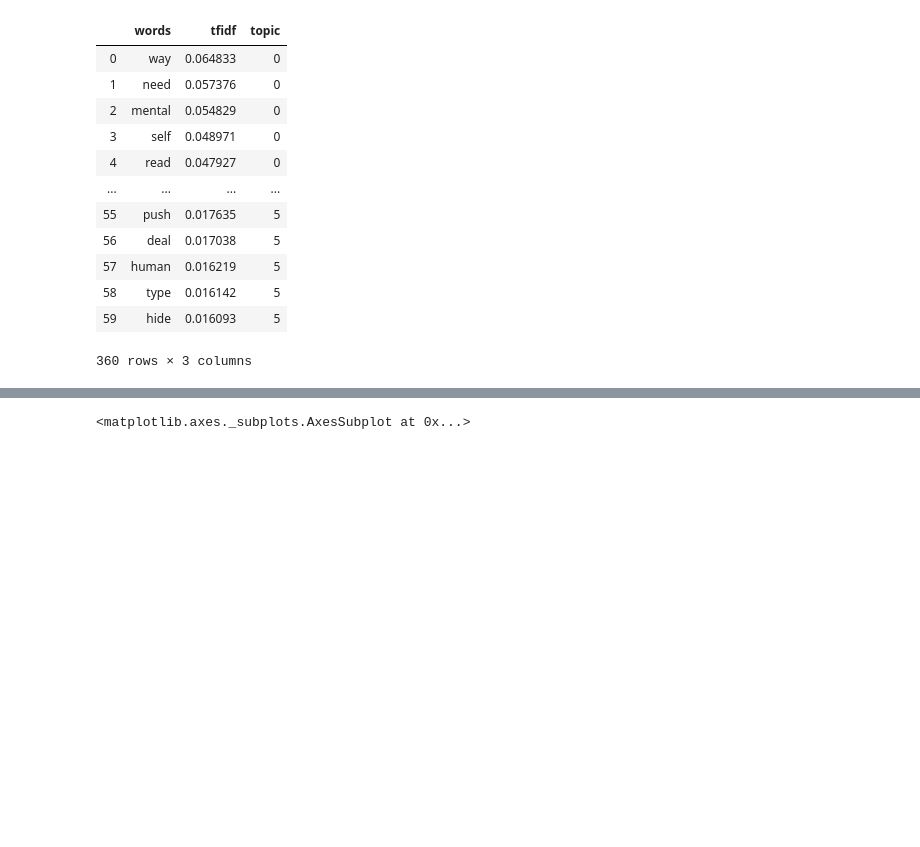
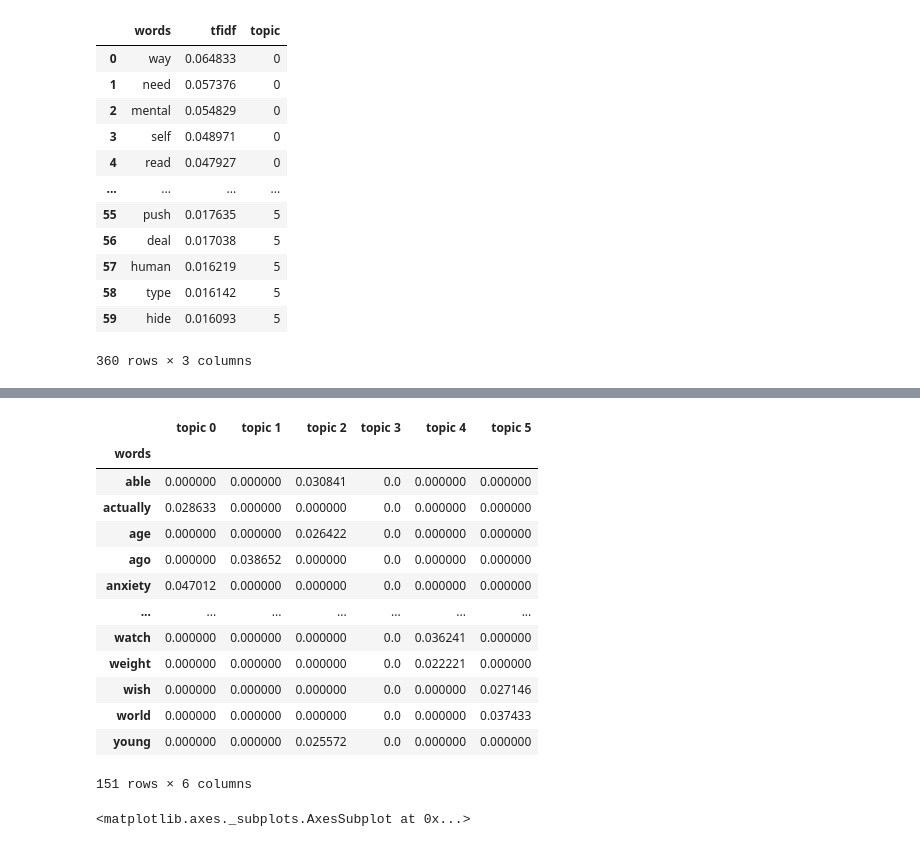
Before and after one commit to heathersaul-nos3lf/final_horsemen, a Jupyter notebook: LDA_TFIDF_TSNE.ipynb, the cells around one changed output, grey strips where cells are left out. Saved outputs shown, nothing was run; the diff lists cells and outputs as text; code cells hidden in the pictures; blank space fills up the shorter version.

```diff
--- a/LDA_TFIDF_TSNE.ipynb
+++ b/LDA_TFIDF_TSNE.ipynb
@@ -333,4 +329,21 @@ termite_df = pd.read_csv(r'word_topic_data_termite.csv')
 termite_df.index = termite_df.words
 termite_df = termite_df.drop(columns = 'words')
 termite_df = termite_df.fillna(0)
+# %%
+termite_df
+# %% [output]
+|  | topic 0 | topic 1 | topic 2 | topic 3 | topic 4 | topic 5 |
+| words |  |  |  |  |  |  |
+| able | 0.000000 | 0.000000 | 0.030841 | 0.0 | 0.000000 | 0.000000 |
+| actually | 0.028633 | 0.000000 | 0.000000 | 0.0 | 0.000000 | 0.000000 |
+| age | 0.000000 | 0.000000 | 0.026422 | 0.0 | 0.000000 | 0.000000 |
+| ago | 0.000000 | 0.038652 | 0.000000 | 0.0 | 0.000000 | 0.000000 |
+| anxiety | 0.047012 | 0.000000 | 0.000000 | 0.0 | 0.000000 | 0.000000 |
+| ... | ... | ... | ... | ... | ... | ... |
+| watch | 0.000000 | 0.000000 | 0.000000 | 0.0 | 0.036241 | 0.000000 |
+| weight | 0.000000 | 0.000000 | 0.000000 | 0.0 | 0.022221 | 0.000000 |
+| wish | 0.000000 | 0.000000 | 0.000000 | 0.0 | 0.000000 | 0.027146 |
+| world | 0.000000 | 0.000000 | 0.000000 | 0.0 | 0.000000 | 0.037433 |
+| young | 0.000000 | 0.000000 | 0.025572 | 0.0 | 0.000000 | 0.000000 |
+151 rows × 6 columns
 # %%
```
Also changed, not shown: parts of 22 cells of this notebook, 1 other file.
